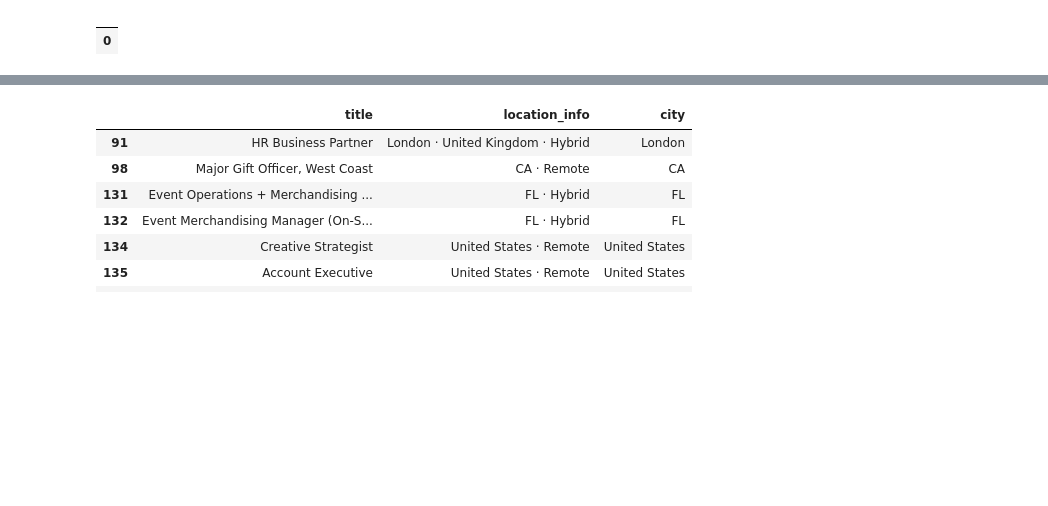
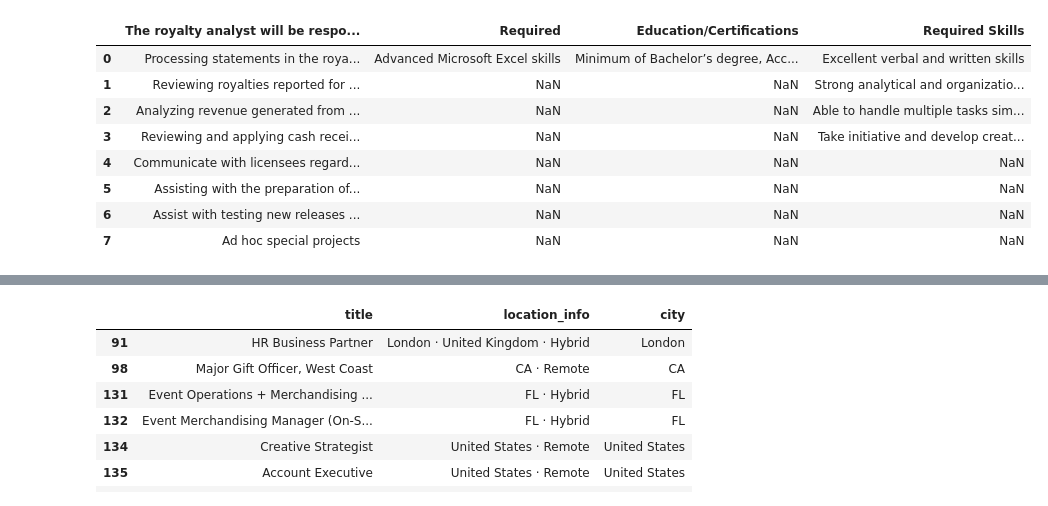
Before and after one commit to VinCoppola/JobsInSports, a Jupyter notebook: Teamworks WebScraper.ipynb, the cells around one changed output, grey strips where cells are left out. Drawn from its saved outputs; the diff is of its cells as text; code cells hidden in the pictures; blank space fills up the shorter version.

```diff
--- a/Teamworks WebScraper.ipynb
+++ b/Teamworks WebScraper.ipynb
@@ -305,9 +243,16 @@ headers
 # %%
 # CODE TO PULL OFF RELEVANT INFO FROM DETAIL SCRAPE
-df.filter(regex = '(?i)requ|respon|qual|look|skill|know|job|function',axis=1)
+df.filter(regex = '(?i)requ|respon|qual|look|skill|know|job|function|Elig|edu|exper|duties|duty',axis=1)
 # %% [output]
-|  |
-| 0 |
+|  | The royalty analyst will be respo... | Required | Education/Certifications | Required Skills |
+| 0 | Processing statements in the roya... | Advanced Microsoft Excel skills | Minimum of Bachelor’s degree, Acc... | Excellent verbal and written skills |
+| 1 | Reviewing royalties reported for ... | NaN | NaN | Strong analytical and organizatio... |
+| 2 | Analyzing revenue generated from ... | NaN | NaN | Able to handle multiple tasks sim... |
+| 3 | Reviewing and applying cash recei... | NaN | NaN | Take initiative and develop creat... |
+| 4 | Communicate with licensees regard... | NaN | NaN | NaN |
+| 5 | Assisting with the preparation of... | NaN | NaN | NaN |
+| 6 | Assist with testing new releases ... | NaN | NaN | NaN |
+| 7 | Ad hoc special projects | NaN | NaN | NaN |
 # %%
 details_df = []
 for header in headers:
```
Also changed, not shown: parts of 16 cells of this notebook.
